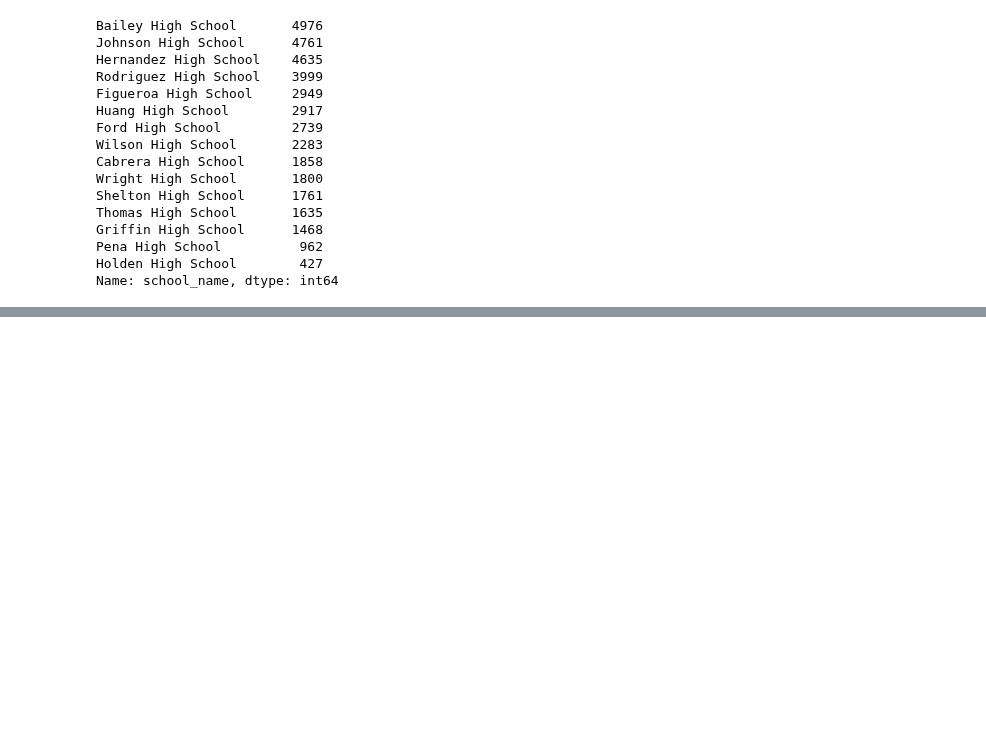
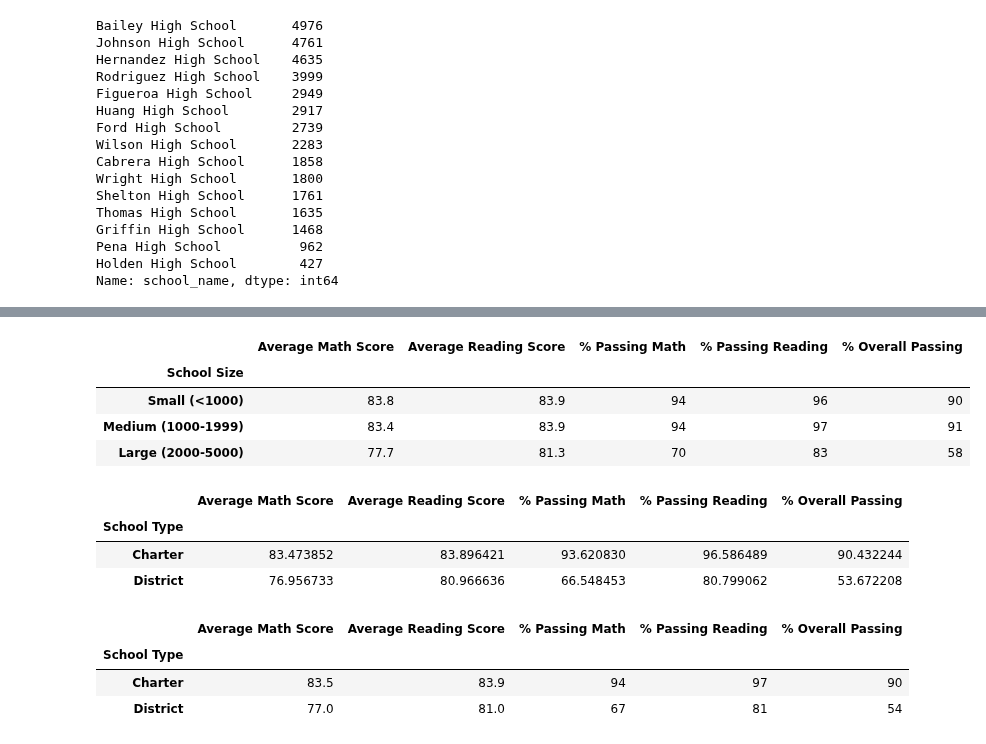
Before and after one commit to michaelfoz/School_District_Analysis, a Jupyter notebook: pyCitySchools.ipynb, the cells around one changed output, grey strips where cells are left out. Saved outputs shown, nothing was run; the diff lists cells and outputs as text; code cells hidden in the pictures; blank space fills up the shorter version.

Commit message:
Add files via upload
Uploaded per Module 4.13.3: Commit Your Code.

```diff
--- a/pyCitySchools.ipynb
+++ b/pyCitySchools.ipynb
@@ -2010,0 +2004,28 @@ size_summary_df
+# %%
+# ^^^ (Cell above): Now we need to apply the proper formatting to ensure the DataFrame adheres to grade-reporting standards. We need to do the following:
+
+# Format the average math and reading scores to one decimal place
+# Format the percentage of students passing math and reading to the nearest whole number
+# Format the overall passing percentage to the nearest whole number
+# To do this, we can repurpose some code from the spending_summary_df DataFrame.
+
+
+
+# Formatting.
+size_summary_df["Average Math Score"] = size_summary_df["Average Math Score"].map("{:.1f}".format)
+
+size_summary_df["Average Reading Score"] = size_summary_df["Average Reading Score"].map("{:.1f}".format)
+
+size_summary_df["% Passing Math"] = size_summary_df["% Passing Math"].map("{:.0f}".format)
+
+size_summary_df["% Passing Reading"] = size_summary_df["% Passing Reading"].map("{:.0f}".format)
+
+size_summary_df["% Overall Passing"] = size_summary_df["% Overall Passing"].map("{:.0f}".format)
+
+size_summary_df
+# %% [output]
+|  | Average Math Score | Average Reading Score | % Passing Math | % Passing Reading | % Overall Passing |
+| School Size |  |  |  |  |  |
+| Small (<1000) | 83.8 | 83.9 | 94 | 96 | 90 |
+| Medium (1000-1999) | 83.4 | 83.9 | 94 | 97 | 91 |
+| Large (2000-5000) | 77.7 | 81.3 | 70 | 83 | 58 |
@@ -2010,0 +2058,46 @@ size_summary_df
+# %%
+# Module 4.13.2: Create a DataFrame for the Scores by School Type
+
+# We're going to create a new DataFrame called type_summary_df that includes average math and reading scores, the average percentage of students who passed math and reading, and the average overall percentage.
+
+# # Assemble into DataFrame.
+type_summary_df = pd.DataFrame({
+          "Average Math Score" : type_math_scores,
+          "Average Reading Score": type_reading_scores,
+          "% Passing Math": type_passing_math,
+          "% Passing Reading": type_passing_reading,
+          "% Overall Passing": type_overall_passing})
+
+type_summary_df
+# %% [output]
+|  | Average Math Score | Average Reading Score | % Passing Math | % Passing Reading | % Overall Passing |
+| School Type |  |  |  |  |  |
+| Charter | 83.473852 | 83.896421 | 93.620830 | 96.586489 | 90.432244 |
+| District | 76.956733 | 80.966636 | 66.548453 | 80.799062 | 53.672208 |
+# %%
+# ^^^ (Cell above): We're almost done! Like the previous DataFrames, this new DataFrame needs to adhere to grade-reporting standards. Therefore, we'll make the following formatting changes:
+
+# Format the average math and reading scores to one decimal place
+# Format the percentage of students passing math and reading to the nearest whole number
+# Format the overall passing percentage to the nearest whole number
+
+
+
+# Format the DataFrame
+# Formatting
+type_summary_df["Average Math Score"] = type_summary_df["Average Math Score"].map("{:.1f}".format)
+
+type_summary_df["Average Reading Score"] = type_summary_df["Average Reading Score"].map("{:.1f}".format)
+
+type_summary_df["% Passing Math"] = type_summary_df["% Passing Math"].map("{:.0f}".format)
+
+type_summary_df["% Passing Reading"] = type_summary_df["% Passing Reading"].map("{:.0f}".format)
+
+type_summary_df["% Overall Passing"] = type_summary_df["% Overall Passing"].map("{:.0f}".format)
+
+type_summary_df
+# %% [output]
+|  | Average Math Score | Average Reading Score | % Passing Math | % Passing Reading | % Overall Passing |
+| School Type |  |  |  |  |  |
+| Charter | 83.5 | 83.9 | 94 | 97 | 90 |
+| District | 77.0 | 81.0 | 67 | 81 | 54 |
```
Also changed, not shown: parts of 16 cells of this notebook.
